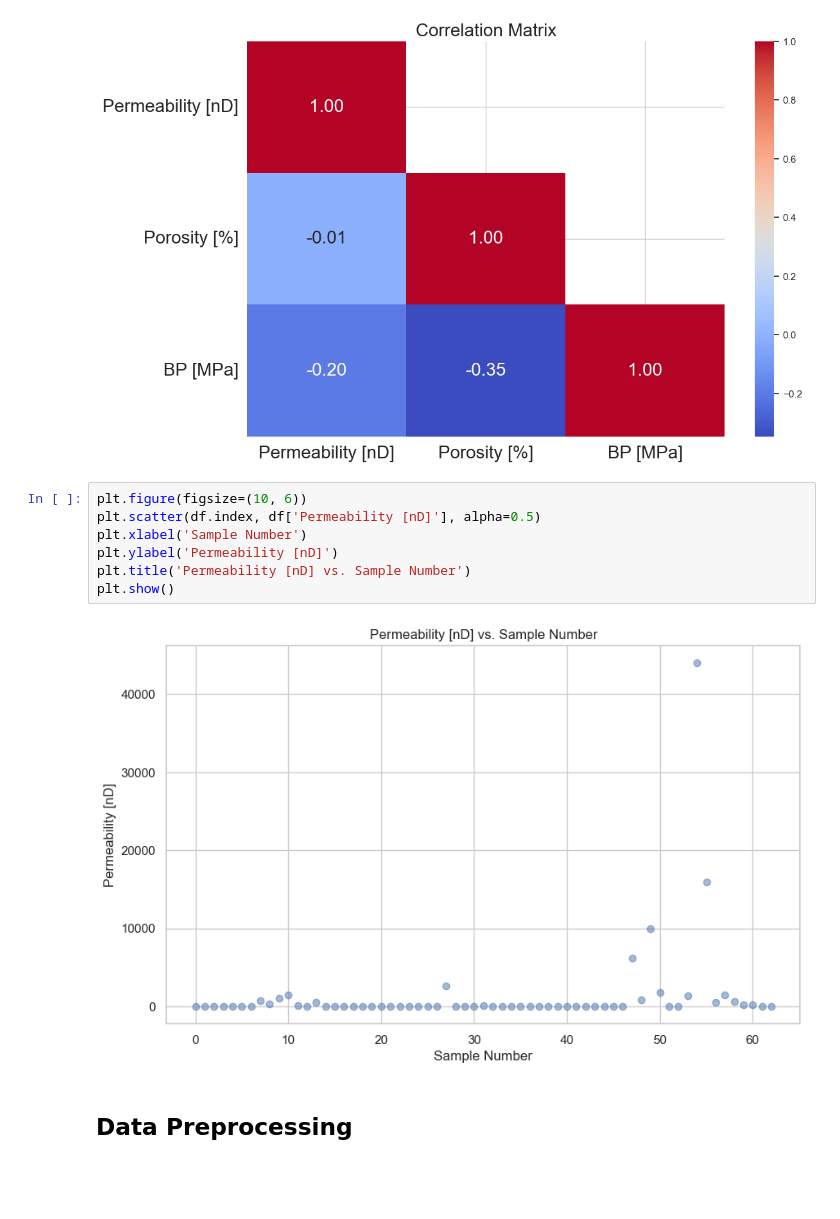
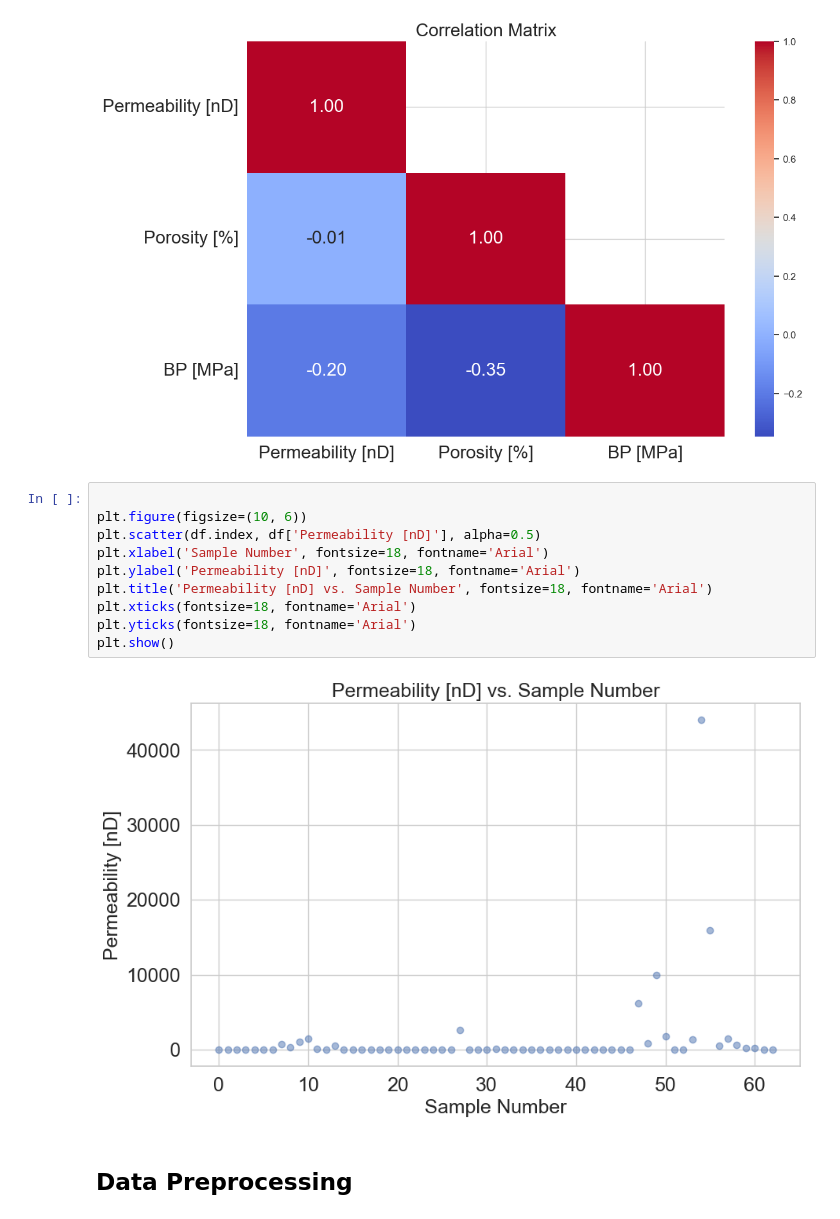
Before and after one commit to rockmechanics-illinois/Caprock, a Jupyter notebook: Breakthrough Pressure Prediction Final.ipynb, the cells around one changed output. Drawn from its saved outputs; the diff is of its cells as text; blank space fills up the shorter version.

```diff
--- a/Breakthrough Pressure Prediction Final.ipynb
+++ b/Breakthrough Pressure Prediction Final.ipynb
@@ -198,14 +198,17 @@ plt.show()
 # %% [output]
 [figure]
 # %%
+
 plt.figure(figsize=(10, 6))
 plt.scatter(df.index, df['Permeability [nD]'], alpha=0.5)
-plt.xlabel('Sample Number')
-plt.ylabel('Permeability [nD]')
-plt.title('Permeability [nD] vs. Sample Number')
+plt.xlabel('Sample Number', fontsize=18, fontname='Arial')
+plt.ylabel('Permeability [nD]', fontsize=18, fontname='Arial')
+plt.title('Permeability [nD] vs. Sample Number', fontsize=18, fontname='Arial')
+plt.xticks(fontsize=18, fontname='Arial')
+plt.yticks(fontsize=18, fontname='Arial')
 plt.show()
 # %% [output]
-[figure, old version]
+[figure, new version]
 # %% [markdown]
 ## Data Preprocessing
 # %%
```
Also changed, not shown: parts of 6 cells of this notebook.
